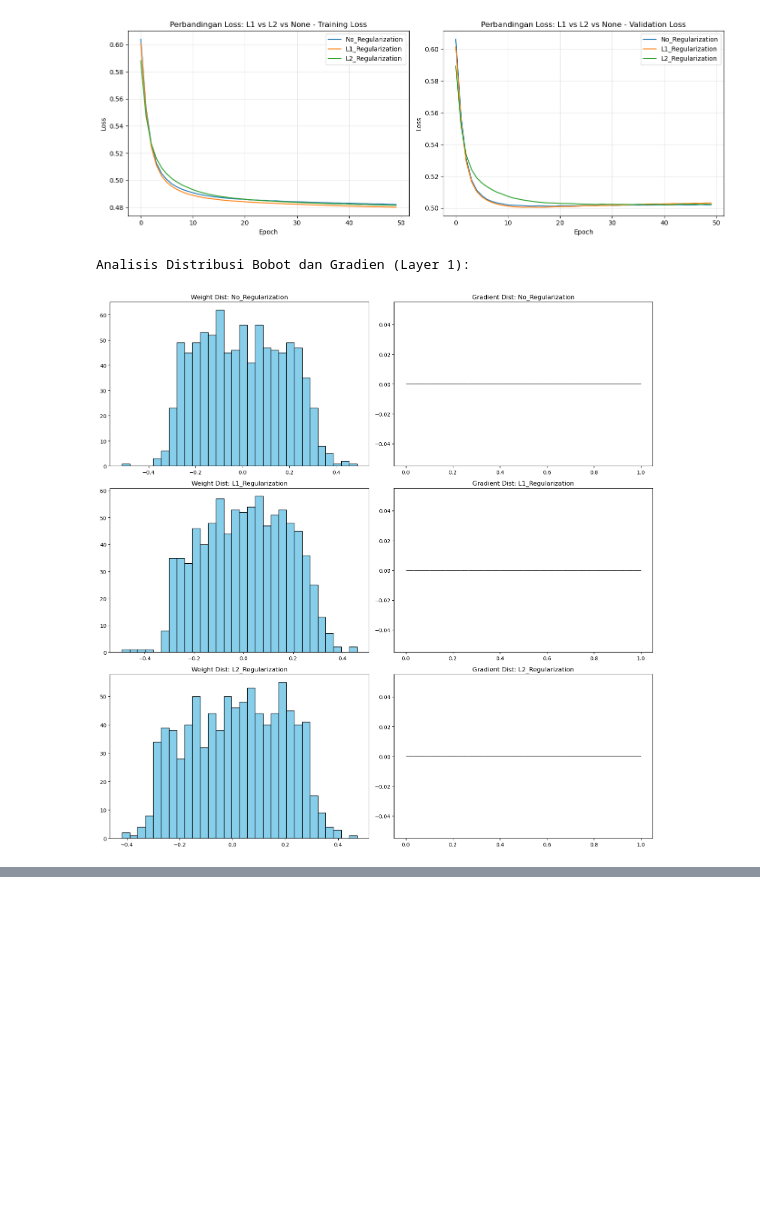
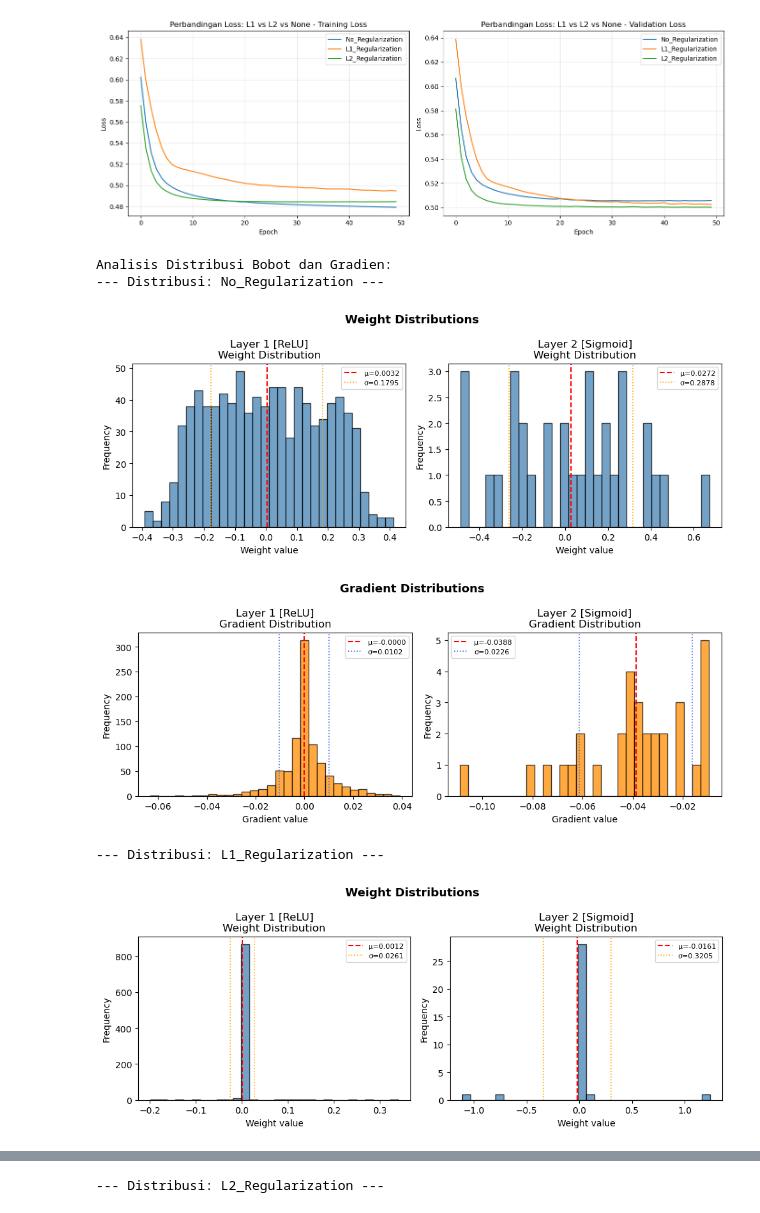
Before and after one commit to sbimasena/Feedforward-Neural-Network_MajangLu, a Jupyter notebook: src/pipeline.ipynb, the cells around one changed output, grey strips where cells are left out. Saved outputs shown, nothing was run; the diff lists cells and outputs as text; code cells hidden in the pictures; blank space fills up the shorter version.

Commit message:
fix: seed

```diff
--- a/src/pipeline.ipynb
+++ b/src/pipeline.ipynb
@@ -161,12 +170,11 @@ Running Depth_5...
 act_results = {}
 options = {"ReLU": ReLU(), "Sigmoid": Sigmoid(), "Tanh": Tanh(), "Linear": Linear()}
 
-for act_name, act_obj in options.items():
+for idx, (act_name, act_obj) in enumerate(options.items()):
     name = f"Activation_{act_name}"
-
-    model = build_network([X_train.shape[1], 32, 1], activations=[act_obj])
-
-    act_results[name] = run_experiment(name, model, test_activation=act_name)
+    exp_seed = SEED + 300 + idx
+    model = build_network([X_train.shape[1], 32, 1], activations=[act_obj], seed=exp_seed)
+    act_results[name] = run_experiment(name, model, epochs=50, lr=0.01, seed=exp_seed, test_activation=act_name)
 
 plot_history_collection(act_results, "Eksperimen Aktivasi")
 display(results_to_dataframe(act_results))
@@ -196,11 +204,11 @@ Running Activation_Linear...
 lr_results = {}
 learning_rates = [0.1, 0.01, 0.001]
 
-for lr in learning_rates:
+for idx, lr in enumerate(learning_rates):
     name = f"LR_{lr}"
-
-    model = build_network([X_train.shape[1], 32, 1], activations=[ReLU()])
-    lr_results[name] = run_experiment(name, model, epochs=50, lr=lr, learning_rate=lr)
+    exp_seed = SEED + 400 + idx
+    model = build_network([X_train.shape[1], 32, 1], activations=[ReLU()], seed=exp_seed)
+    lr_results[name] = run_experiment(name, model, epochs=50, lr=lr, seed=exp_seed, learning_rate=lr)
 
 display(results_to_dataframe(lr_results))
 plot_history_collection(lr_results, "Eksperimen Learning Rate")
@@ -223,49 +231,37 @@ Running LR_0.001...
 # %%
-import matplotlib.pyplot as plt
-import pandas as pd
-
 reg_configs = [
-    {"name": "No_Regularization", "l1": 0.0, "l2": 0.0},
-    {"name": "L1_Regularization", "l1": 0.01, "l2": 0.0},
-    {"name": "L2_Regularization", "l1": 0.0, "l2": 0.01}
-]
+    {"name": "No_Regularization", "reg": None, "lambda": 0.0},
+    {"name": "L1_Regularization", "reg": "l1", "lambda": 0.01},
+    {"name": "L2_Regularization", "reg": "l2", "lambda": 0.01}
+ ]
 
 reg_results = {}
 
-for config in reg_configs:
+for idx, config in enumerate(reg_configs):
     name = config["name"]
-    model = build_network([X_train.shape[1], 32, 1], activations=[ReLU(), Sigmoid()])
+    exp_seed = SEED + 500 + idx
+    model = build_network(
+        [X_train.shape[1], 32, 1],
+        activations=[ReLU()],
+        regularization=config["reg"],
+        lambda_reg=config["lambda"],
+        seed=exp_seed
+    )
     reg_results[name] = run_experiment(
         name,
         model,
         epochs=50,
         lr=0.01,
-        l1_lambda=config["l1"],
-        l2_lambda=config["l2"]
+        seed=exp_seed,
+        regularization=config["reg"] if config["reg"] else "none",
+        lambda_reg=config["lambda"]
     )
+
 print("Tabel Perbandingan Metrik Regularisasi:")
 display(results_to_dataframe(reg_results))
 plot_history_collection(reg_results, "Perbandingan Loss: L1 vs L2 vs None")
-
-def plot_distributions(results_dict):
-    fig, axes = plt.subplots(len(results_dict), 2, figsize=(15, 5 * len(results_dict)))
-
-    for i, (name, res) in enumerate(results_dict.items()):
-        model = res["model"]
-        weights = model.layers[0].weights.flatten()
-        gradients = model.layers[0].d_weights.flatten() if hasattr(model.layers[0], 'd_weights') else []
-
-        axes[i, 0].hist(weights, bins=30, color='skyblue', edgecolor='black')
-        axes[i, 0].set_title(f"Weight Dist: {name}")
-
-        axes[i, 1].hist(gradients, bins=30, color='salmon', edgecolor='black')
-        axes[i, 1].set_title(f"Gradient Dist: {name}")
-
-    plt.tight_layout()
-    plt.show()
-
-print("Analisis Distribusi Bobot dan Gradien (Layer 1):")
-plot_distributions(reg_results)
+print("Analisis Distribusi Bobot dan Gradien:")
+show_distributions(reg_results)
 # %% [output]
 Running No_Regularization...
 Running L1_Regularization...
@@ -278,3 +274,7 @@ Tabel Perbandingan Metrik Regularisasi:
-[figure, old version]
+[figure, new version]
-Analisis Distribusi Bobot dan Gradien (Layer 1):
+Analisis Distribusi Bobot dan Gradien:
+--- Distribusi: No_Regularization ---
-[figure, old version]
+[figure, new version]
+[figure, added]
+--- Distribusi: L1_Regularization ---
+[figure, added]
@@ -280,0 +282 @@ Analisis Distribusi Bobot dan Gradien (Layer 1):
+--- Distribusi: L2_Regularization ---
```
Also changed, not shown: parts of 9 cells of this notebook.
